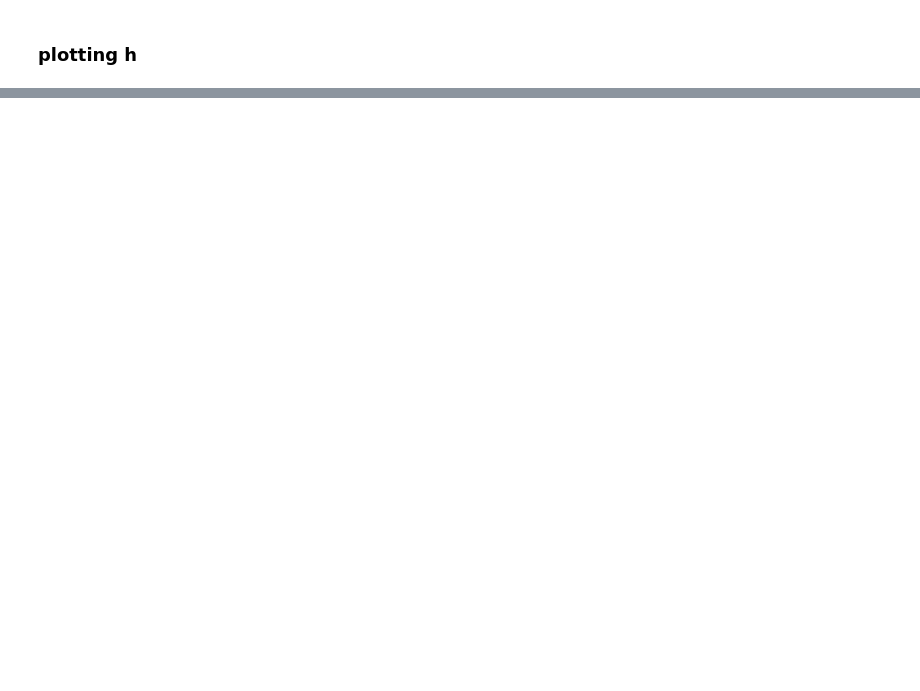
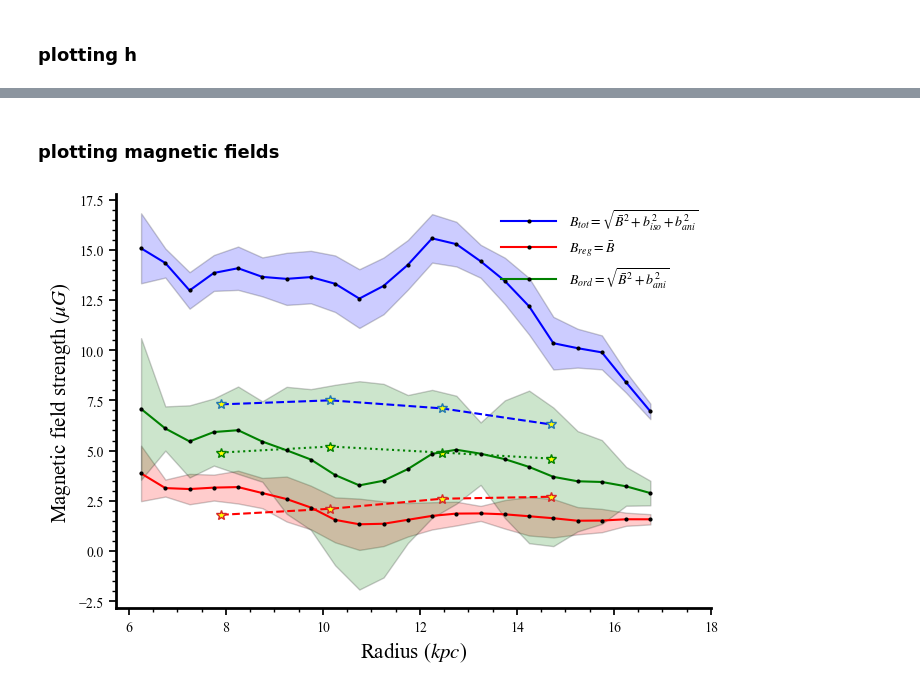
Before and after one commit to Rnazx/MSc.-Thesis, a Jupyter notebook: plots.ipynb, the cells around one changed output, grey strips where cells are left out. Cells and saved outputs as stored; diff of their text form; code cells hidden in the pictures; blank space fills up the shorter version.

```diff
--- a/plots.ipynb
+++ b/plots.ipynb
@@ -230,0 +295,31 @@ Text(0, 0.5, 'Length scale (pc)')
+# %% [markdown]
+### plotting magnetic fields
+# %%
+fig,ax = plt.subplots(nrows=1, ncols=1, figsize=(7, 5), tight_layout=True)
+ax.plot(mrange, G_dat_Btot, c='b', linestyle='--', marker='*',mfc='yellow',mec
+='tab:blue',mew=1,markersize = 7)#, label='Average Binned data $B_{tot}$ ($\mu G$)')
+ax.plot(kpc_r, G_scal_Bbartot*1e+6, c='b', linestyle='-', marker='o', mfc='k', mec='k',
+              markersize=m, label=r' $B_{tot}=\sqrt{\bar{B}^2+b_{iso}^2+b_{ani}^2}$')
+fill_error(ax, G_scal_Bbartot*1e+6,G_scal_Bbartot_err*1e+6, 'b')
+
+ax.plot(mrange, G_dat_Breg, c='r', linestyle='--', marker='*',mfc='yellow',mec
+='tab:red',mew=1,markersize = 7)#, label='Average Binned data $B_{reg}$ ($\mu G$)')
+ax.plot(kpc_r, G_scal_Bbarreg*1e+6, c='r', linestyle='-', marker='o',
+              mfc='k', mec='k', markersize=m, label=r' $B_{reg} = \bar{B}$')
+fill_error(ax, G_scal_Bbarreg*1e+6,G_scal_Bbarreg_err*1e+6, 'r', 0.2)
+
+
+ax.plot(mrange, G_dat_Bord, c='g', linestyle='dotted', marker='*',mfc='yellow'
+,mec='green',mew=1,markersize = 7)#, label='Average Binned data $B_{ord}$ ($\mu G$)')
+ax.plot(kpc_r, G_scal_Bbarord*1e+6, c='green', linestyle='-', marker='o', mfc='k',
+              mec='k', markersize=m, label=r' $B_{ord} = \sqrt{\bar{B}^2+b_{ani}^2}$')
+fill_error(ax, G_scal_Bbarord*1e+6,G_scal_Bbarord_err*1e+6, 'g', 0.2)
+
+
+ax.set_xlabel(r'Radius ($kpc$)', fontsize=fs)
+ax.xaxis.set_ticks(np.arange(6, 20, 2))
+ax.xaxis.set_major_formatter(FormatStrFormatter('%g'))
+ax.set_ylabel('Magnetic field strength ($\mu G$)', fontsize=fs)
+axis_pars(ax)
+# %% [output]
+[figure, added]
```
Also changed, not shown: parts of 8 cells of this notebook.
